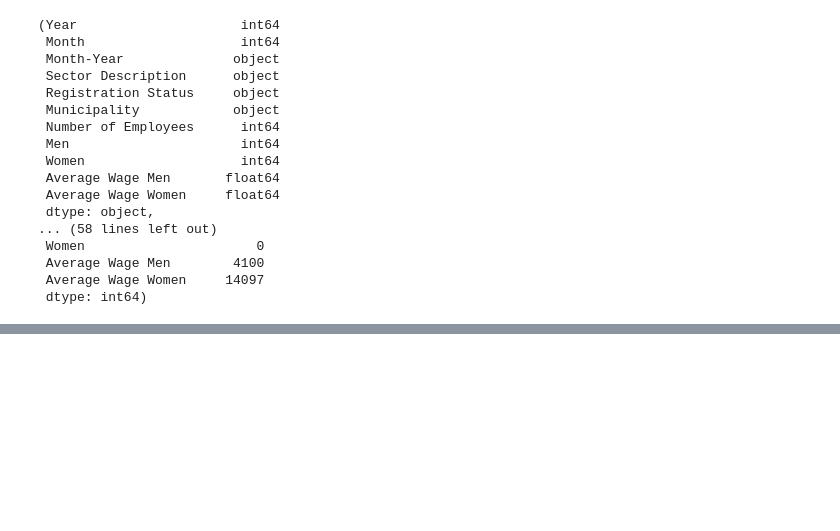
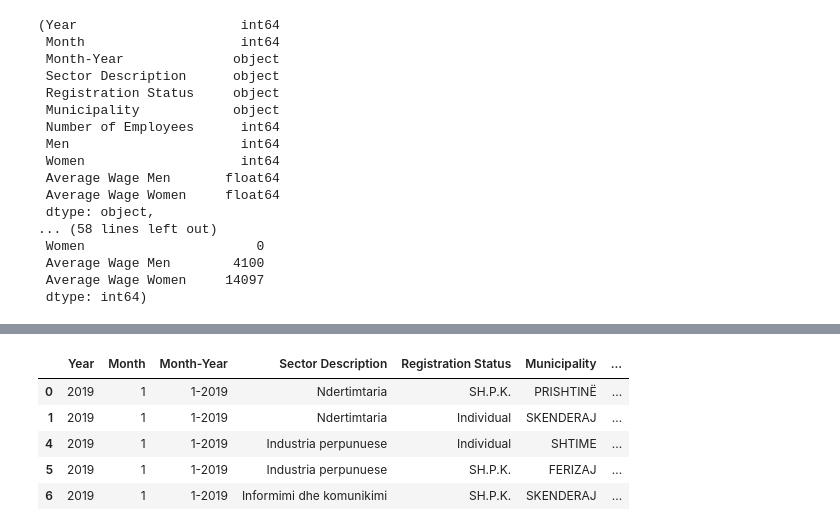
Before and after one commit to fisinik/employment-salary-prediction, a Jupyter notebook: preprocessing.ipynb, the cells around one changed output, grey strips where cells are left out. Drawn from its saved outputs; the diff is of its cells as text; code cells hidden in the pictures; blank space fills up the shorter version.

```diff
--- a/preprocessing.ipynb
+++ b/preprocessing.ipynb
@@ -106,0 +298,5 @@ data_types, data_quality, complete_data_count, null_data_count
+# %%
+label_encoder = LabelEncoder()
+
+# add new column Sector Id to the dataset and encode the Sector
+employment_translated_no_outliers.loc[:, 'Sector Id'] = label_encoder.fit_transform(employment_translated_no_outliers['Sector Description'])
@@ -106,0 +309,9 @@ data_types, data_quality, complete_data_count, null_data_count
+# %%
+employment_translated_no_outliers.head(5)
+# %% [output]
+|  | Year | Month | Month-Year | Sector Description | Registration Status | Municipality | ... |
+| 0 | 2019 | 1 | 1-2019 | Ndertimtaria | SH.P.K. | PRISHTINË | ... |
+| 1 | 2019 | 1 | 1-2019 | Ndertimtaria | Individual | SKENDERAJ | ... |
+| 4 | 2019 | 1 | 1-2019 | Industria perpunuese | Individual | SHTIME | ... |
+| 5 | 2019 | 1 | 1-2019 | Industria perpunuese | SH.P.K. | FERIZAJ | ... |
+| 6 | 2019 | 1 | 1-2019 | Informimi dhe komunikimi | SH.P.K. | SKENDERAJ | ... |
```
Also changed, not shown: parts of 17 cells of this notebook.
